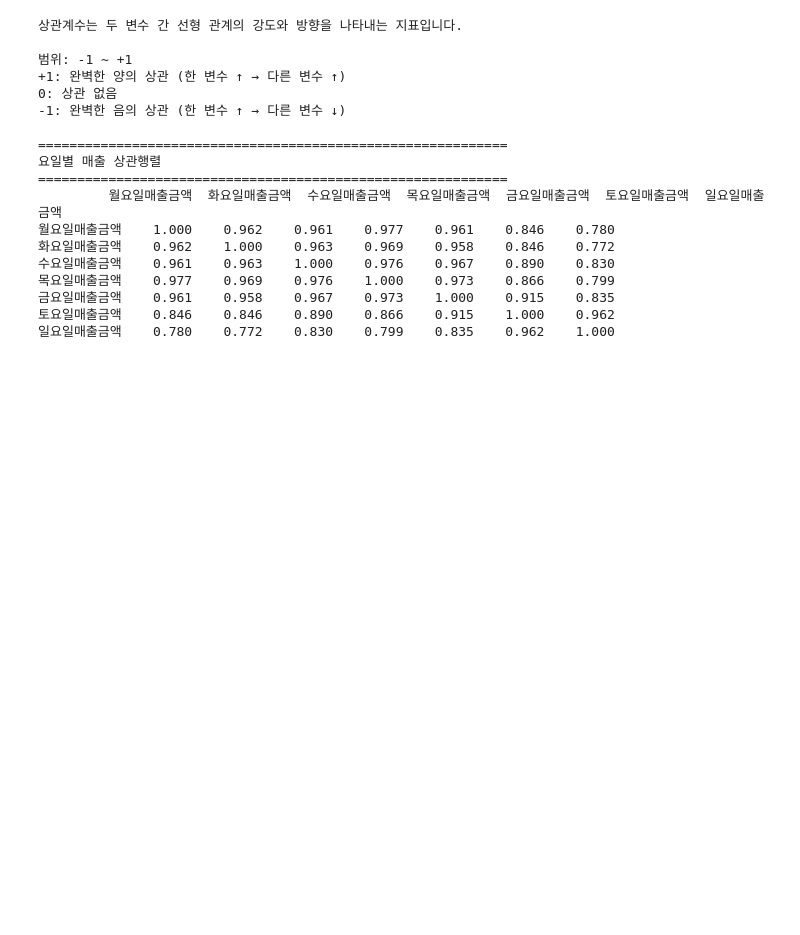
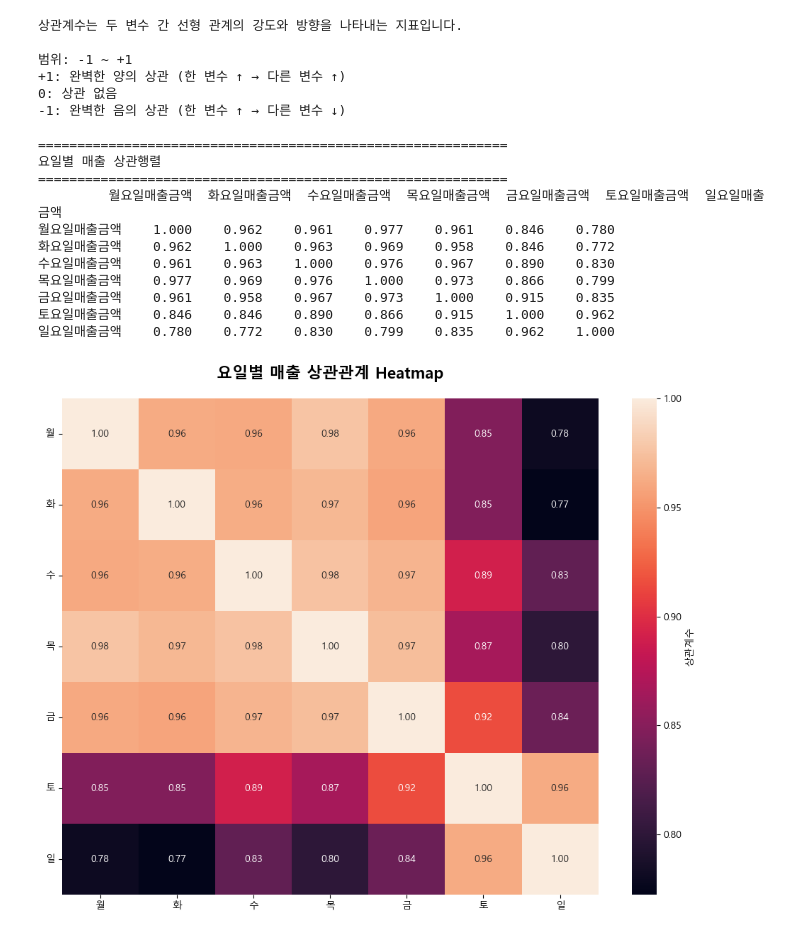
Before and after one commit to leekyuyoung2/encore_office_worker, a Jupyter notebook: 7일차_8일차_9일차_통합본/02.ipynb, the cells around one changed output. Cells and saved outputs as stored; diff of their text form; code cells hidden in the pictures; blank space fills up the shorter version.

```diff
--- a/7일차_8일차_9일차_통합본/02.ipynb
+++ b/7일차_8일차_9일차_통합본/02.ipynb
@@ -66,3 +66,28 @@ print(weekday_corr.round(3))
 금요일매출금액    0.961    0.958    0.967    0.973    1.000    0.915    0.835
 토요일매출금액    0.846    0.846    0.890    0.866    0.915    1.000    0.962
 일요일매출금액    0.780    0.772    0.830    0.799    0.835    0.962    1.000
+# %%
+# 기본 Heatmap
+fig, ax = plt.subplots(figsize=(10, 8))
+
+sns.heatmap(weekday_corr,
+            annot=True,  # 숫자 표시
+            fmt='.2f',  # 소수점 2자리
+            # cmap='coolwarm',  # 색상 맵 (파란색=낮음, 빨간색=높음)
+            # center=0,  # 중심값
+            # square=True,  # 정사각형 셀
+            # linewidths=1,  # 셀 경계선
+            cbar_kws={'label': '상관계수'},
+            ax=ax)
+# 그래프 꾸미기
+ax.set_title('요일별 매출 상관관계 Heatmap', fontsize=16, fontweight='bold', pad=20)
+
+# 축 레이블 간소화
+ax.set_xticklabels(['월', '화', '수', '목', '금', '토', '일'], rotation=0)
+ax.set_yticklabels(['월', '화', '수', '목', '금', '토', '일'], rotation=0)
+
+plt.tight_layout()
+plt.savefig('output/5_weekday_correlation_heatmap.png', dpi=300, bbox_inches='tight')
+plt.show()
+# %% [output]
+[figure, added]
```
Also changed, not shown: parts of 7 cells of this notebook.
